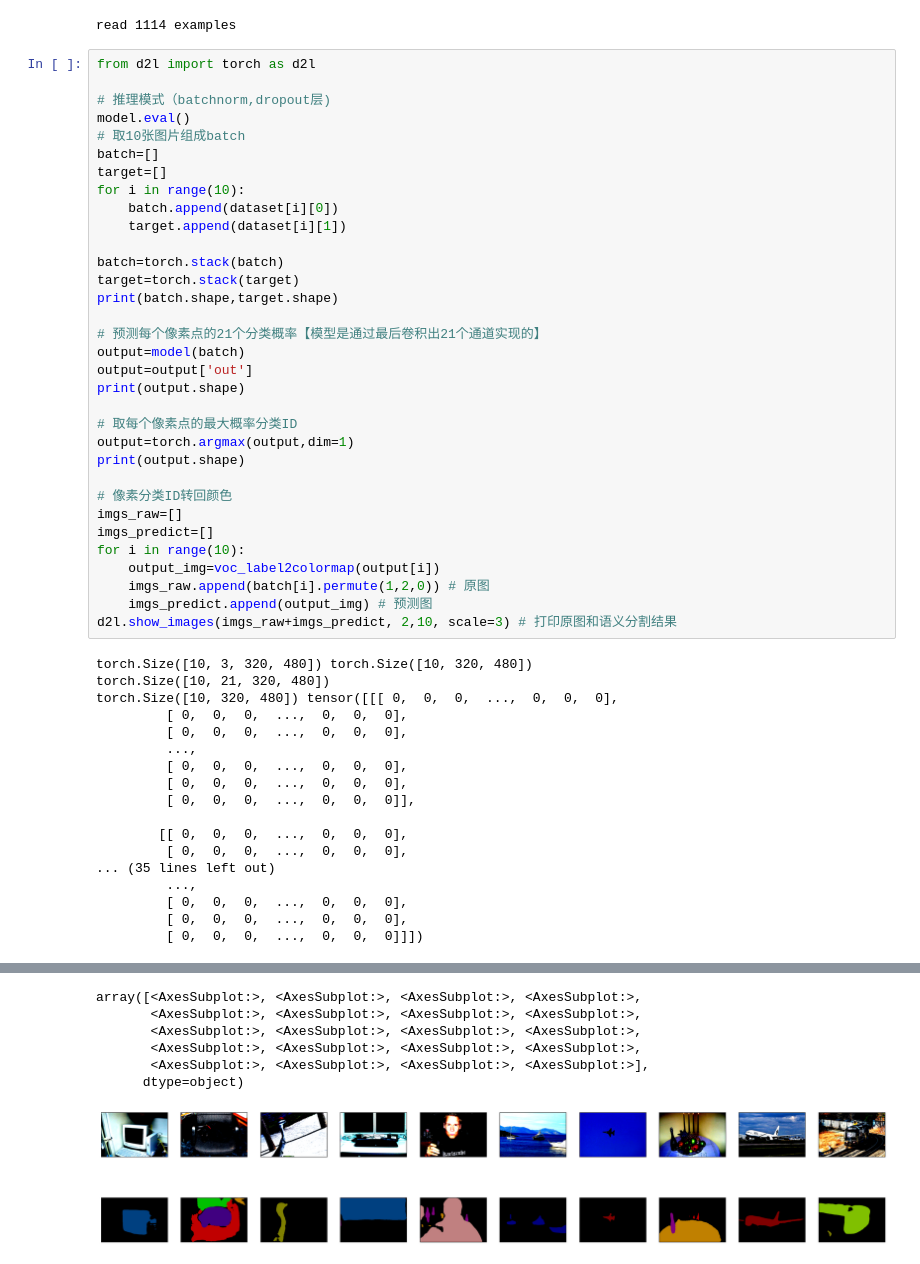
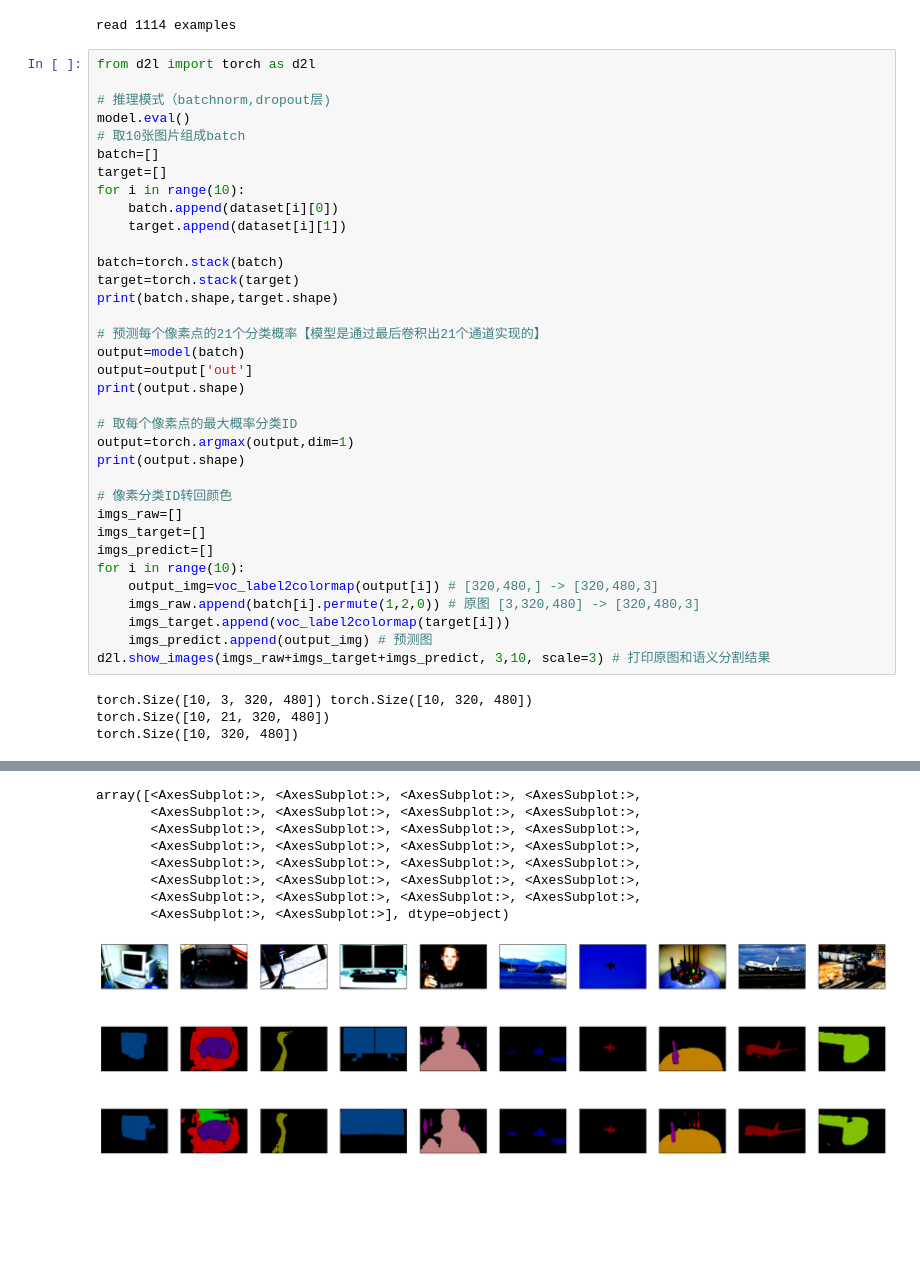
Before and after one commit to owenliang/learnpytorch, a Jupyter notebook: fcn_resnet50.ipynb, the cells around one changed output, grey strips where cells are left out. Drawn from its saved outputs; the diff is of its cells as text; blank space fills up the shorter version.

```diff
--- a/fcn_resnet50.ipynb
+++ b/fcn_resnet50.ipynb
@@ -134,51 +135,41 @@ print(batch.shape,target.shape)
 output=model(batch)
 output=output['out']
 print(output.shape)
 
 # 取每个像素点的最大概率分类ID
 output=torch.argmax(output,dim=1)
 print(output.shape)
 
 # 像素分类ID转回颜色
 imgs_raw=[]
+imgs_target=[]
 imgs_predict=[]
 for i in range(10):
-    output_img=voc_label2colormap(output[i])
-    imgs_raw.append(batch[i].permute(1,2,0)) # 原图
+    output_img=voc_label2colormap(output[i]) # [320,480,] -> [320,480,3]
+    imgs_raw.append(batch[i].permute(1,2,0)) # 原图 [3,320,480] -> [320,480,3]
+    imgs_target.append(voc_label2colormap(target[i]))
     imgs_predict.append(output_img) # 预测图
-d2l.show_images(imgs_raw+imgs_predict, 2,10, scale=3) # 打印原图和语义分割结果
+d2l.show_images(imgs_raw+imgs_target+imgs_predict, 3,10, scale=3) # 打印原图和语义分割结果
 # %% [output]
 torch.Size([10, 3, 320, 480]) torch.Size([10, 320, 480])
 torch.Size([10, 21, 320, 480])
-torch.Size([10, 320, 480]) tensor([[[ 0,  0,  0,  ...,  0,  0,  0],
-         [ 0,  0,  0,  ...,  0,  0,  0],
-         [ 0,  0,  0,  ...,  0,  0,  0],
-         ...,
-         [ 0,  0,  0,  ...,  0,  0,  0],
-         [ 0,  0,  0,  ...,  0,  0,  0],
-         [ 0,  0,  0,  ...,  0,  0,  0]],
-
-        [[ 0,  0,  0,  ...,  0,  0,  0],
-         [ 0,  0,  0,  ...,  0,  0,  0],
-... (35 lines left out)
-         ...,
-         [ 0,  0,  0,  ...,  0,  0,  0],
-         [ 0,  0,  0,  ...,  0,  0,  0],
-         [ 0,  0,  0,  ...,  0,  0,  0]]])
+torch.Size([10, 320, 480])
 Clipping input data to the valid range for imshow with RGB data ([0..1] for floats or [0..255] for integers).
 Clipping input data to the valid range for imshow with RGB data ([0..1] for floats or [0..255] for integers).
 Clipping input data to the valid range for imshow with RGB data ([0..1] for floats or [0..255] for integers).
 Clipping input data to the valid range for imshow with RGB data ([0..1] for floats or [0..255] for integers).
 Clipping input data to the valid range for imshow with RGB data ([0..1] for floats or [0..255] for integers).
 Clipping input data to the valid range for imshow with RGB data ([0..1] for floats or [0..255] for integers).
 Clipping input data to the valid range for imshow with RGB data ([0..1] for floats or [0..255] for integers).
 Clipping input data to the valid range for imshow with RGB data ([0..1] for floats or [0..255] for integers).
 Clipping input data to the valid range for imshow with RGB data ([0..1] for floats or [0..255] for integers).
 Clipping input data to the valid range for imshow with RGB data ([0..1] for floats or [0..255] for integers).
 array([<AxesSubplot:>, <AxesSubplot:>, <AxesSubplot:>, <AxesSubplot:>,
        <AxesSubplot:>, <AxesSubplot:>, <AxesSubplot:>, <AxesSubplot:>,
        <AxesSubplot:>, <AxesSubplot:>, <AxesSubplot:>, <AxesSubplot:>,
        <AxesSubplot:>, <AxesSubplot:>, <AxesSubplot:>, <AxesSubplot:>,
-       <AxesSubplot:>, <AxesSubplot:>, <AxesSubplot:>, <AxesSubplot:>],
-      dtype=object)
+       <AxesSubplot:>, <AxesSubplot:>, <AxesSubplot:>, <AxesSubplot:>,
+       <AxesSubplot:>, <AxesSubplot:>, <AxesSubplot:>, <AxesSubplot:>,
+       <AxesSubplot:>, <AxesSubplot:>, <AxesSubplot:>, <AxesSubplot:>,
+       <AxesSubplot:>, <AxesSubplot:>], dtype=object)
-[figure, old version]
+[figure, new version]
```
Also changed, not shown: parts of 2 cells of this notebook, 1 other file.
